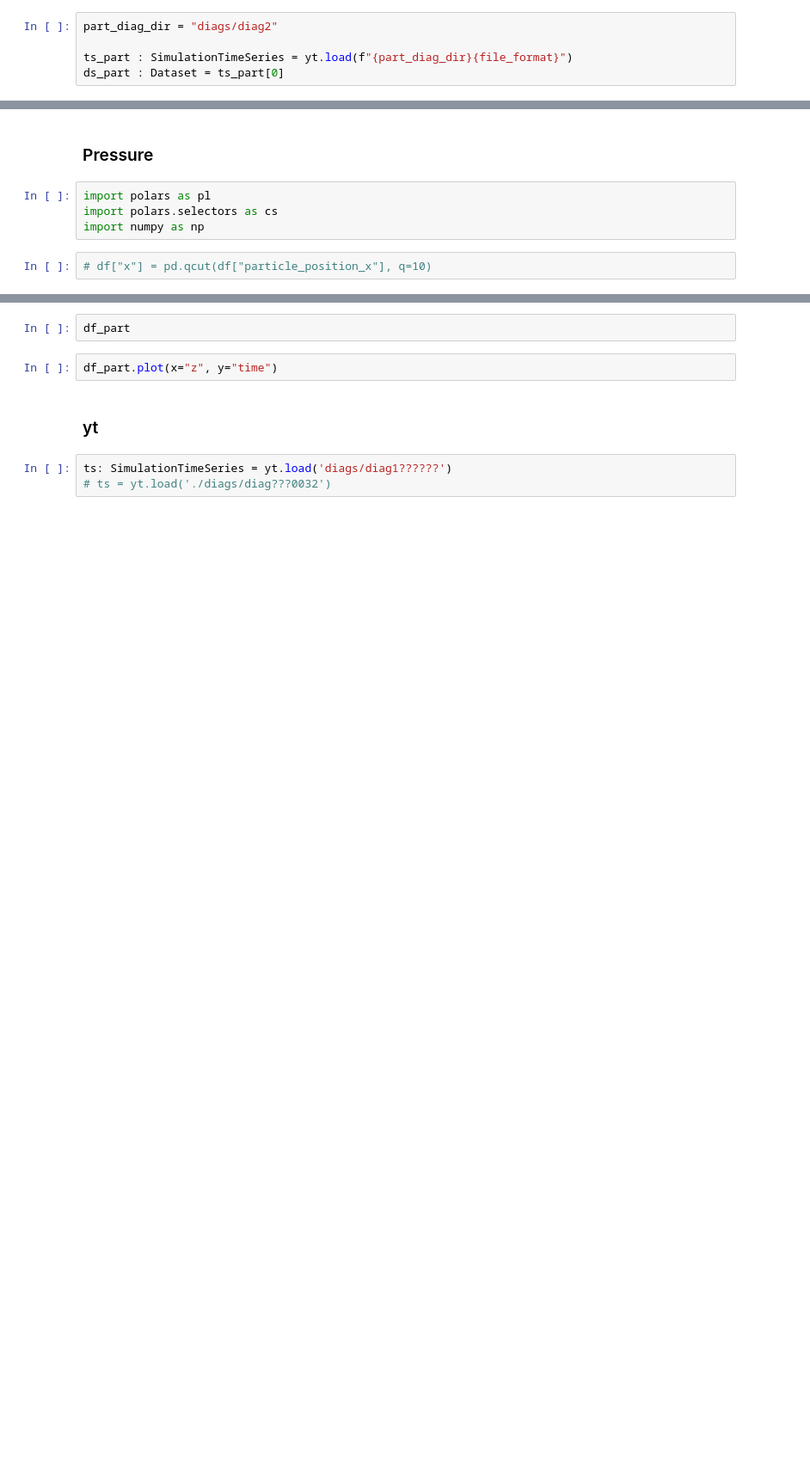
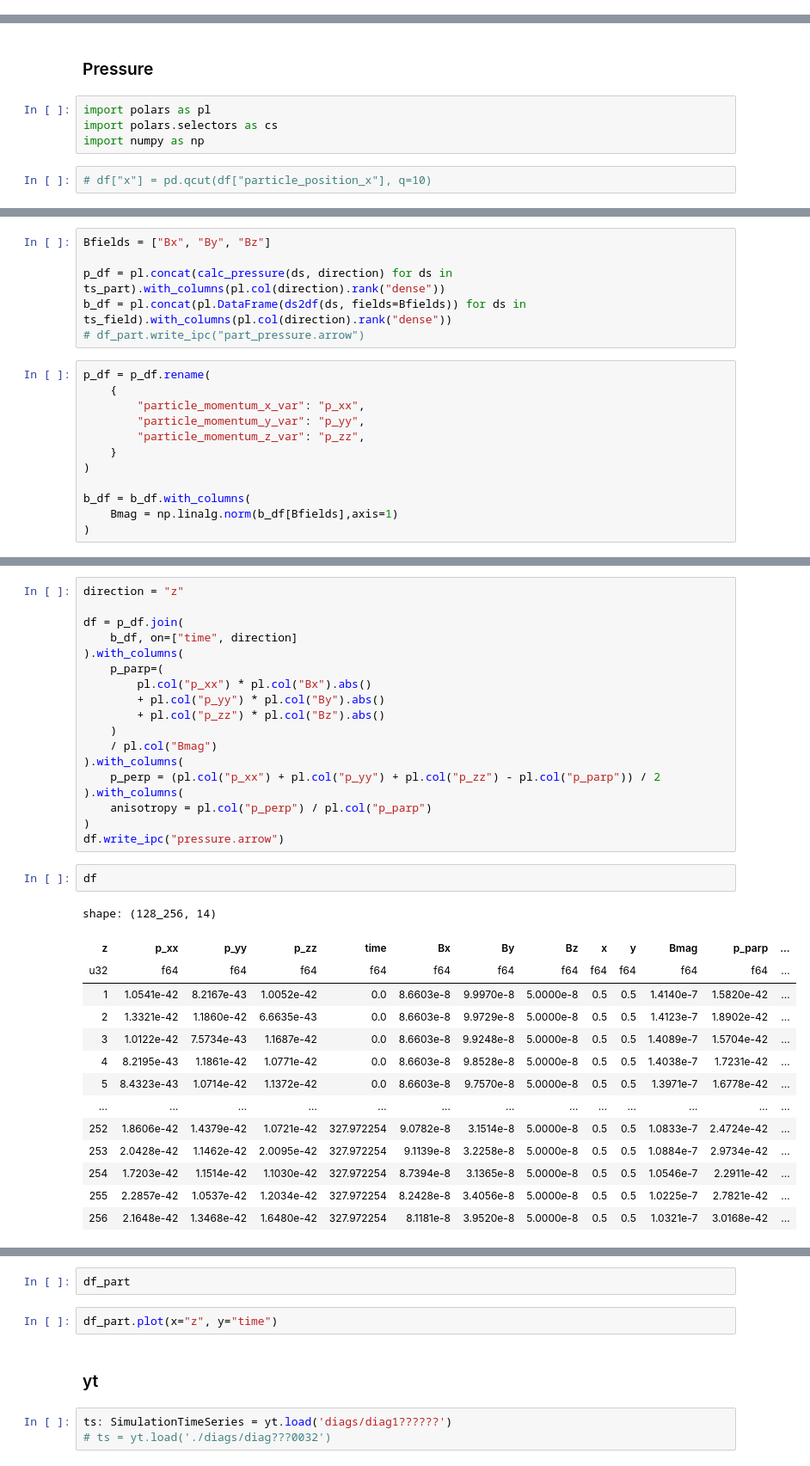
Before and after one commit to Beforerr/swd_simulation, a Jupyter notebook: warpx/analysis.ipynb, the cells around one changed output, grey strips where cells are left out. Shown: that part at 86% size. Drawn from its saved outputs; the diff is of its cells as text; blank space fills up the shorter version.

Commit message:
update pressure calculations

```diff
--- a/warpx/analysis.ipynb
+++ b/warpx/analysis.ipynb
@@ -119,10 +109,5 @@ ic| len(ts_field): 101
 # %% [markdown]
 ## Particles
-# %%
-part_diag_dir = "diags/diag2"
-
-ts_part : SimulationTimeSeries = yt.load(f"{part_diag_dir}{file_format}")
-ds_part : Dataset = ts_part[0]
 # %%
 def test_plot_part():
 
@@ -322,0 +190,18 @@ df_part.write_ipc("part_pressure.arrow")
+# %%
+Bfields = ["Bx", "By", "Bz"]
+
+p_df = pl.concat(calc_pressure(ds, direction) for ds in ts_part).with_columns(pl.col(direction).rank("dense"))
+b_df = pl.concat(pl.DataFrame(ds2df(ds, fields=Bfields)) for ds in ts_field).with_columns(pl.col(direction).rank("dense"))
+# df_part.write_ipc("part_pressure.arrow")
+# %%
+p_df = p_df.rename(
+    {
+        "particle_momentum_x_var": "p_xx",
+        "particle_momentum_y_var": "p_yy",
+        "particle_momentum_z_var": "p_zz",
+    }
+)
+
+b_df = b_df.with_columns(
+    Bmag = np.linalg.norm(b_df[Bfields],axis=1)
+)
@@ -322,0 +212,35 @@ df_part.write_ipc("part_pressure.arrow")
+# %%
+direction = "z"
+
+df = p_df.join(
+    b_df, on=["time", direction]
+).with_columns(
+    p_parp=(
+        pl.col("p_xx") * pl.col("Bx").abs()
+        + pl.col("p_yy") * pl.col("By").abs()
+        + pl.col("p_zz") * pl.col("Bz").abs()
+    )
+    / pl.col("Bmag")
+).with_columns(
+    p_perp = (pl.col("p_xx") + pl.col("p_yy") + pl.col("p_zz") - pl.col("p_parp")) / 2
+).with_columns(
+    anisotropy = pl.col("p_perp") / pl.col("p_parp")
+)
+df.write_ipc("pressure.arrow")
+# %%
+df
+# %% [output]
+shape: (128_256, 14)
+| z | p_xx | p_yy | p_zz | time | Bx | By | Bz | x | y | Bmag | p_parp | ... |
+| u32 | f64 | f64 | f64 | f64 | f64 | f64 | f64 | f64 | f64 | f64 | f64 | ... |
+| 1 | 1.0541e-42 | 8.2167e-43 | 1.0052e-42 | 0.0 | 8.6603e-8 | 9.9970e-8 | 5.0000e-8 | 0.5 | 0.5 | 1.4140e-7 | 1.5820e-42 | ... |
+| 2 | 1.3321e-42 | 1.1860e-42 | 6.6635e-43 | 0.0 | 8.6603e-8 | 9.9729e-8 | 5.0000e-8 | 0.5 | 0.5 | 1.4123e-7 | 1.8902e-42 | ... |
+| 3 | 1.0122e-42 | 7.5734e-43 | 1.1687e-42 | 0.0 | 8.6603e-8 | 9.9248e-8 | 5.0000e-8 | 0.5 | 0.5 | 1.4089e-7 | 1.5704e-42 | ... |
+| 4 | 8.2195e-43 | 1.1861e-42 | 1.0771e-42 | 0.0 | 8.6603e-8 | 9.8528e-8 | 5.0000e-8 | 0.5 | 0.5 | 1.4038e-7 | 1.7231e-42 | ... |
+| 5 | 8.4323e-43 | 1.0714e-42 | 1.1372e-42 | 0.0 | 8.6603e-8 | 9.7570e-8 | 5.0000e-8 | 0.5 | 0.5 | 1.3971e-7 | 1.6778e-42 | ... |
+| … | … | … | … | … | … | … | … | … | … | … | … | ... |
+| 252 | 1.8606e-42 | 1.4379e-42 | 1.0721e-42 | 327.972254 | 9.0782e-8 | 3.1514e-8 | 5.0000e-8 | 0.5 | 0.5 | 1.0833e-7 | 2.4724e-42 | ... |
+| 253 | 2.0428e-42 | 1.1462e-42 | 2.0095e-42 | 327.972254 | 9.1139e-8 | 3.2258e-8 | 5.0000e-8 | 0.5 | 0.5 | 1.0884e-7 | 2.9734e-42 | ... |
+| 254 | 1.7203e-42 | 1.1514e-42 | 1.1030e-42 | 327.972254 | 8.7394e-8 | 3.1365e-8 | 5.0000e-8 | 0.5 | 0.5 | 1.0546e-7 | 2.2911e-42 | ... |
+| 255 | 2.2857e-42 | 1.0537e-42 | 1.2034e-42 | 327.972254 | 8.2428e-8 | 3.4056e-8 | 5.0000e-8 | 0.5 | 0.5 | 1.0225e-7 | 2.7821e-42 | ... |
+| 256 | 2.1648e-42 | 1.3468e-42 | 1.6480e-42 | 327.972254 | 8.1181e-8 | 3.9520e-8 | 5.0000e-8 | 0.5 | 0.5 | 1.0321e-7 | 3.0168e-42 | ... |
```
Also changed, not shown: parts of 22 cells of this notebook, 23 other files.
